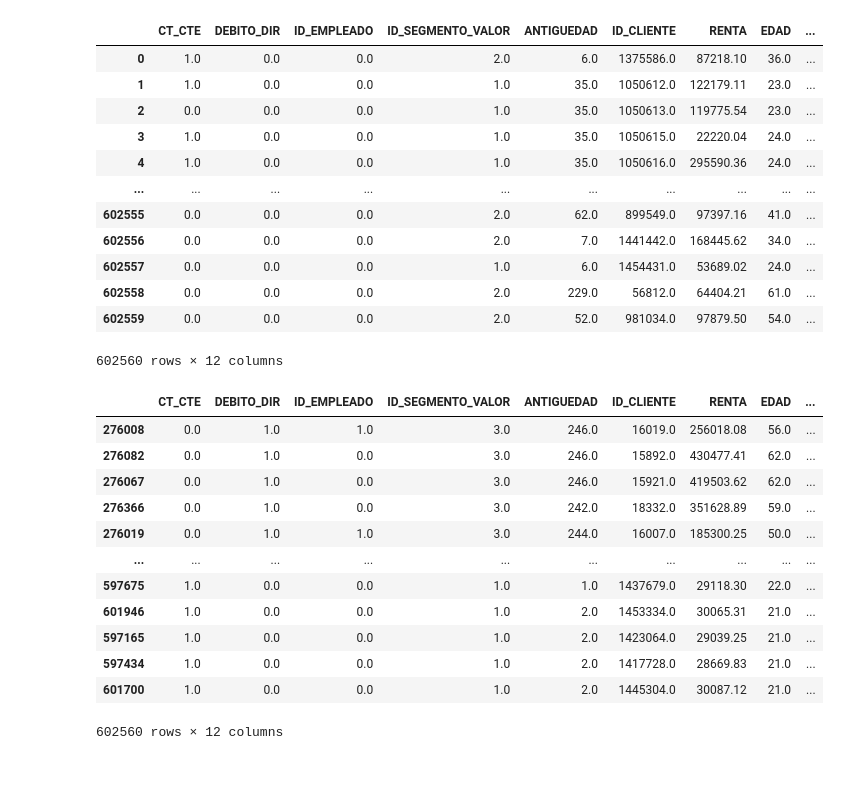
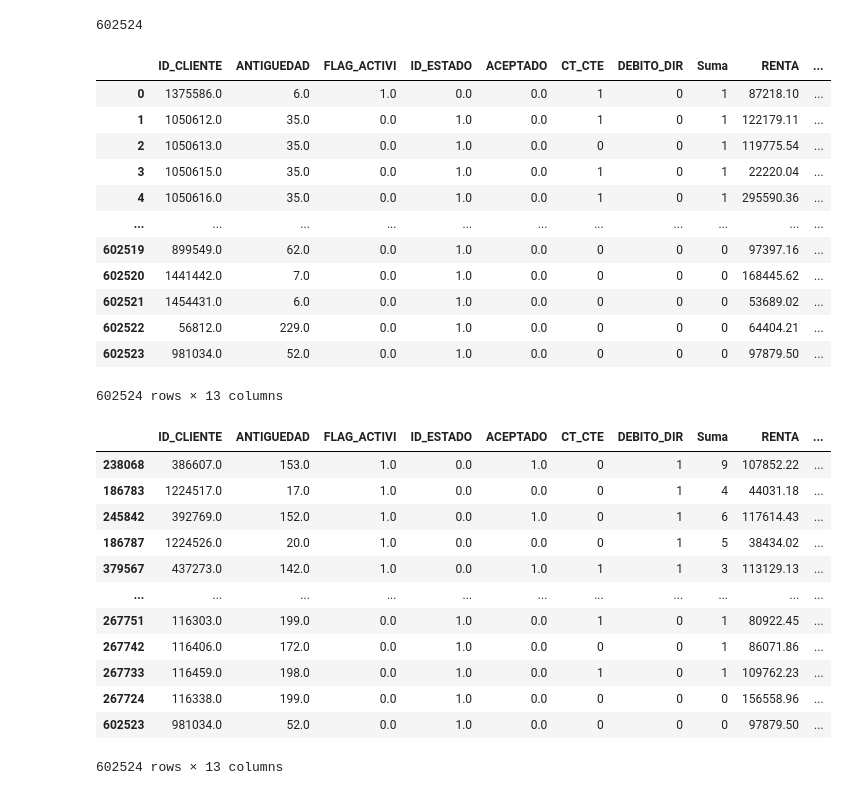
Before and after one commit to Mgagol/Casptone, a Jupyter notebook: Random_Forest.ipynb, the cells around one changed output. Drawn from its saved outputs; the diff is of its cells as text; code cells hidden in the pictures.

```diff
--- a/Random_Forest.ipynb
+++ b/Random_Forest.ipynb
@@ -118,0 +171,3 @@ X_train, X_test, y_train, y_test = train_test_split(X, y, test_size=0.2)
+# %%
+best_value = df_final.loc[df_final['sensibilidad'].idxmax()]
+pd.DataFrame(best_value)
@@ -119,7 +190,7 @@ X_train, X_test, y_train, y_test = train_test_split(X, y, test_size=0.2)
 # %%
 ##### Caso con parametros optimos ####
 
-best_rf = RandomForestClassifier(max_depth = 9, n_estimators = 110)
+best_rf = RandomForestClassifier(max_depth = best_value['params_max_depth'],n_estimators = best_value['params_n_estimators'], min_samples_split= best_value['params_min_samples_split'], min_samples_leaf=best_value['params_min_samples_leaf'], min_impurity_decrease=best_value['params_min_impurity_decrease'], class_weight='balanced', random_state=22)
 best_rf.fit(X_train, y_train)
 y_pred = best_rf.predict(X_test)
 # %%
@@ -206,37 +254,45 @@ df
+# %%
+predicciones = best_rf.predict_proba(X)
+len(predicciones)
+# %% [output]
+602524
+# %%
+df_predicciones = pd.DataFrame(predicciones)
+df_predicciones_aceptar = df_predicciones[1]
 # %%
-tabla_con_id_cliente_mas_probabilidad = pd.merge(tabla_con_id_cliente, df, left_index=True, right_index=True)
+tabla_con_id_cliente_mas_probabilidad = pd.merge(tabla_con_id_cliente, df_predicciones_aceptar, left_index=True, right_index=True)
 
 tabla_con_id_cliente_mas_probabilidad
 # %% [output]
-|  | CT_CTE | DEBITO_DIR | ID_EMPLEADO | ID_SEGMENTO_VALOR | ANTIGUEDAD | ID_CLIENTE | RENTA | EDAD | ... |
-| 0 | 1.0 | 0.0 | 0.0 | 2.0 | 6.0 | 1375586.0 | 87218.10 | 36.0 | ... |
-| 1 | 1.0 | 0.0 | 0.0 | 1.0 | 35.0 | 1050612.0 | 122179.11 | 23.0 | ... |
-| 2 | 0.0 | 0.0 | 0.0 | 1.0 | 35.0 | 1050613.0 | 119775.54 | 23.0 | ... |
-| 3 | 1.0 | 0.0 | 0.0 | 1.0 | 35.0 | 1050615.0 | 22220.04 | 24.0 | ... |
-| 4 | 1.0 | 0.0 | 0.0 | 1.0 | 35.0 | 1050616.0 | 295590.36 | 24.0 | ... |
-| ... | ... | ... | ... | ... | ... | ... | ... | ... | ... |
-| 602555 | 0.0 | 0.0 | 0.0 | 2.0 | 62.0 | 899549.0 | 97397.16 | 41.0 | ... |
-| 602556 | 0.0 | 0.0 | 0.0 | 2.0 | 7.0 | 1441442.0 | 168445.62 | 34.0 | ... |
-| 602557 | 0.0 | 0.0 | 0.0 | 1.0 | 6.0 | 1454431.0 | 53689.02 | 24.0 | ... |
-| 602558 | 0.0 | 0.0 | 0.0 | 2.0 | 229.0 | 56812.0 | 64404.21 | 61.0 | ... |
-| 602559 | 0.0 | 0.0 | 0.0 | 2.0 | 52.0 | 981034.0 | 97879.50 | 54.0 | ... |
+|  | ID_CLIENTE | ANTIGUEDAD | FLAG_ACTIVI | ID_ESTADO | ACEPTADO | CT_CTE | DEBITO_DIR | Suma | RENTA | ... |
+| 0 | 1375586.0 | 6.0 | 1.0 | 0.0 | 0.0 | 1 | 0 | 1 | 87218.10 | ... |
+| 1 | 1050612.0 | 35.0 | 0.0 | 1.0 | 0.0 | 1 | 0 | 1 | 122179.11 | ... |
+| 2 | 1050613.0 | 35.0 | 0.0 | 1.0 | 0.0 | 0 | 0 | 1 | 119775.54 | ... |
+| 3 | 1050615.0 | 35.0 | 0.0 | 1.0 | 0.0 | 1 | 0 | 1 | 22220.04 | ... |
+| 4 | 1050616.0 | 35.0 | 0.0 | 1.0 | 0.0 | 1 | 0 | 1 | 295590.36 | ... |
+| ... | ... | ... | ... | ... | ... | ... | ... | ... | ... | ... |
+| 602519 | 899549.0 | 62.0 | 0.0 | 1.0 | 0.0 | 0 | 0 | 0 | 97397.16 | ... |
+| 602520 | 1441442.0 | 7.0 | 0.0 | 1.0 | 0.0 | 0 | 0 | 0 | 168445.62 | ... |
+| 602521 | 1454431.0 | 6.0 | 0.0 | 1.0 | 0.0 | 0 | 0 | 0 | 53689.02 | ... |
+| 602522 | 56812.0 | 229.0 | 0.0 | 1.0 | 0.0 | 0 | 0 | 0 | 64404.21 | ... |
+| 602523 | 981034.0 | 52.0 | 0.0 | 1.0 | 0.0 | 0 | 0 | 0 | 97879.50 | ... |
-602560 rows × 12 columns
+602524 rows × 13 columns
 # %%
-tabla_con_id_cliente_mas_probabilidad = tabla_con_id_cliente_mas_probabilidad.sort_values(by='probabilidad_de_aceptar', ascending = False)
+tabla_con_id_cliente_mas_probabilidad = tabla_con_id_cliente_mas_probabilidad.sort_values(by=1, ascending = False)
 tabla_con_id_cliente_mas_probabilidad.dropna()
 # %% [output]
-|  | CT_CTE | DEBITO_DIR | ID_EMPLEADO | ID_SEGMENTO_VALOR | ANTIGUEDAD | ID_CLIENTE | RENTA | EDAD | ... |
-| 276008 | 0.0 | 1.0 | 1.0 | 3.0 | 246.0 | 16019.0 | 256018.08 | 56.0 | ... |
-| 276082 | 0.0 | 1.0 | 0.0 | 3.0 | 246.0 | 15892.0 | 430477.41 | 62.0 | ... |
-| 276067 | 0.0 | 1.0 | 0.0 | 3.0 | 246.0 | 15921.0 | 419503.62 | 62.0 | ... |
-| 276366 | 0.0 | 1.0 | 0.0 | 3.0 | 242.0 | 18332.0 | 351628.89 | 59.0 | ... |
-| 276019 | 0.0 | 1.0 | 1.0 | 3.0 | 244.0 | 16007.0 | 185300.25 | 50.0 | ... |
-| ... | ... | ... | ... | ... | ... | ... | ... | ... | ... |
-| 597675 | 1.0 | 0.0 | 0.0 | 1.0 | 1.0 | 1437679.0 | 29118.30 | 22.0 | ... |
-| 601946 | 1.0 | 0.0 | 0.0 | 1.0 | 2.0 | 1453334.0 | 30065.31 | 21.0 | ... |
-| 597165 | 1.0 | 0.0 | 0.0 | 1.0 | 2.0 | 1423064.0 | 29039.25 | 21.0 | ... |
-| 597434 | 1.0 | 0.0 | 0.0 | 1.0 | 2.0 | 1417728.0 | 28669.83 | 21.0 | ... |
-| 601700 | 1.0 | 0.0 | 0.0 | 1.0 | 2.0 | 1445304.0 | 30087.12 | 21.0 | ... |
+|  | ID_CLIENTE | ANTIGUEDAD | FLAG_ACTIVI | ID_ESTADO | ACEPTADO | CT_CTE | DEBITO_DIR | Suma | RENTA | ... |
+| 238068 | 386607.0 | 153.0 | 1.0 | 0.0 | 1.0 | 0 | 1 | 9 | 107852.22 | ... |
+| 186783 | 1224517.0 | 17.0 | 1.0 | 0.0 | 0.0 | 0 | 1 | 4 | 44031.18 | ... |
+| 245842 | 392769.0 | 152.0 | 1.0 | 0.0 | 1.0 | 0 | 1 | 6 | 117614.43 | ... |
+| 186787 | 1224526.0 | 20.0 | 1.0 | 0.0 | 0.0 | 0 | 1 | 5 | 38434.02 | ... |
+| 379567 | 437273.0 | 142.0 | 1.0 | 0.0 | 1.0 | 1 | 1 | 3 | 113129.13 | ... |
+| ... | ... | ... | ... | ... | ... | ... | ... | ... | ... | ... |
+| 267751 | 116303.0 | 199.0 | 0.0 | 1.0 | 0.0 | 1 | 0 | 1 | 80922.45 | ... |
+| 267742 | 116406.0 | 172.0 | 0.0 | 1.0 | 0.0 | 0 | 0 | 1 | 86071.86 | ... |
+| 267733 | 116459.0 | 198.0 | 0.0 | 1.0 | 0.0 | 1 | 0 | 1 | 109762.23 | ... |
+| 267724 | 116338.0 | 199.0 | 0.0 | 1.0 | 0.0 | 0 | 0 | 0 | 156558.96 | ... |
+| 602523 | 981034.0 | 52.0 | 0.0 | 1.0 | 0.0 | 0 | 0 | 0 | 97879.50 | ... |
-602560 rows × 12 columns
+602524 rows × 13 columns
 # %%
 tabla_con_id_cliente_mas_probabilidad.to_csv(r'C:\Users\marti\Desktop\Capstone\procesamiento de datos\Resultados_Random_Forest.csv', index=False, header=True)
```
Also changed, not shown: parts of 18 cells of this notebook, 8 other files.
